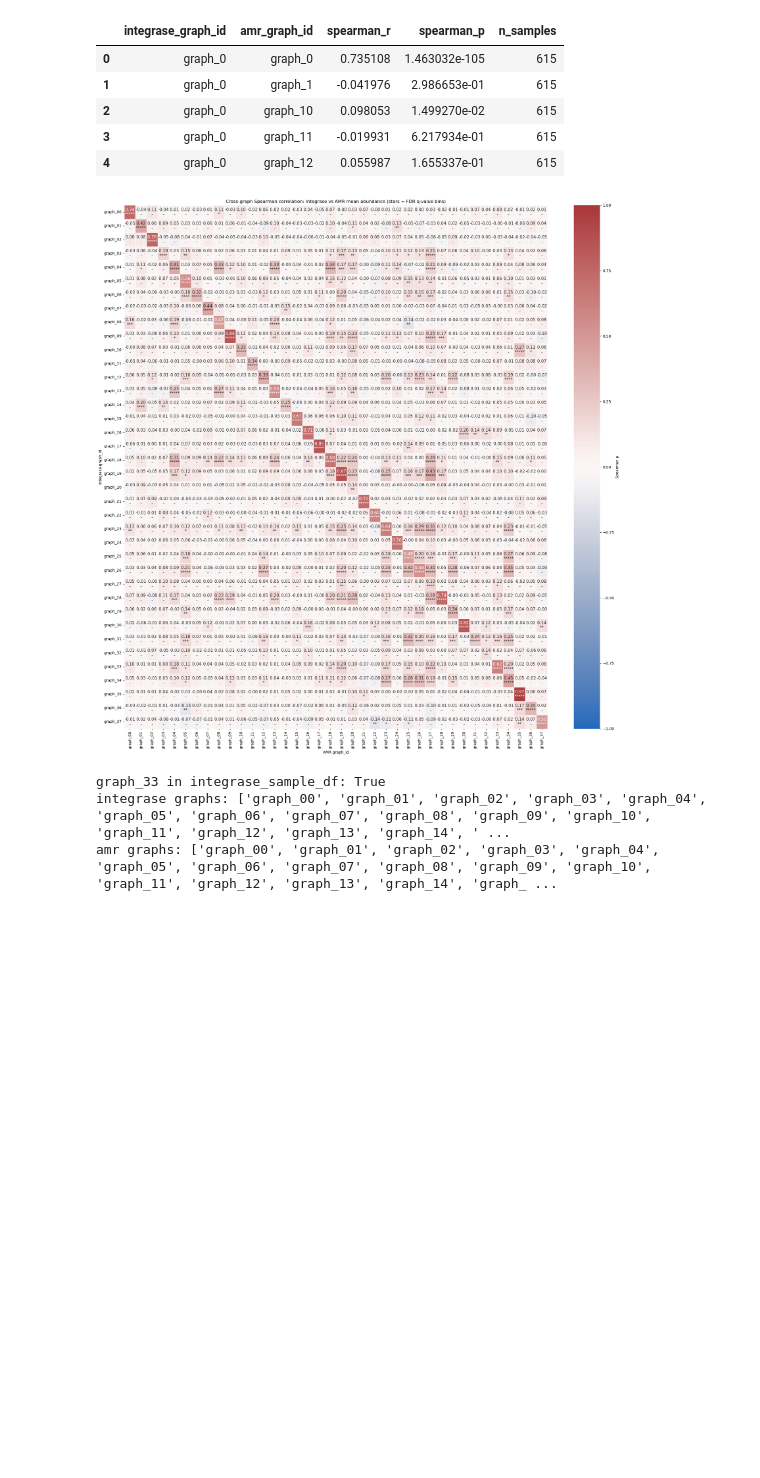
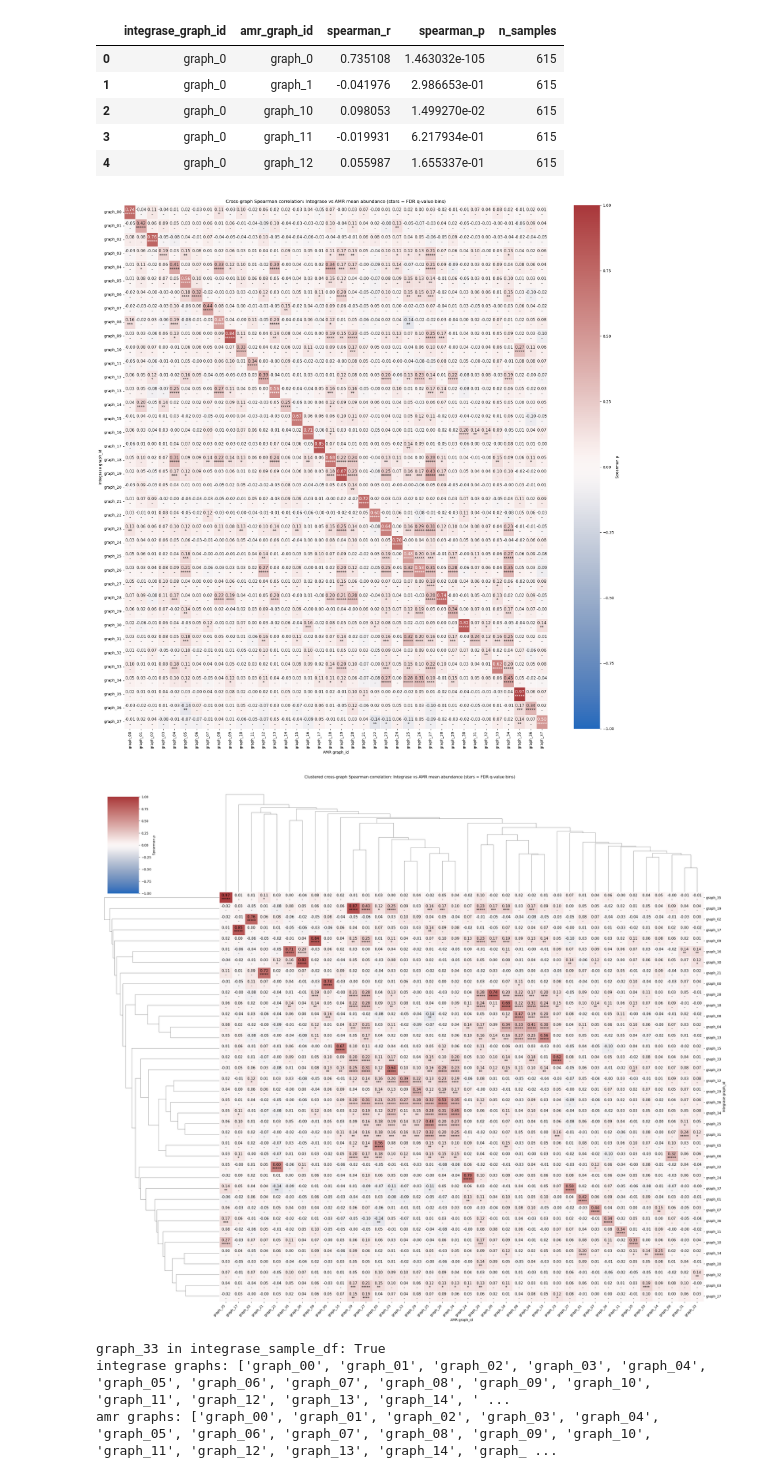
Before and after one commit to IngiumDev/bgc-subgraph-search, a Jupyter notebook: AMR_analysis/analyze_amr_integrase_node_prevalance.ipynb, the cells around one changed output. Drawn from its saved outputs; the diff is of its cells as text; code cells hidden in the pictures; blank space fills up the shorter version.

```diff
--- a/AMR_analysis/analyze_amr_integrase_node_prevalance.ipynb
+++ b/AMR_analysis/analyze_amr_integrase_node_prevalance.ipynb
@@ -1090,36 +1090,95 @@ def make_annot_matrix(rho_mat: pd.DataFrame, p_mat: pd.DataFrame) -> tuple[np.nd
                 annot[i, j] = f"{r:.2f}\n{stars}" if stars else f"{r:.2f}\n-"
 
     return annot, rho
 
 
-# --- plotting (bigger cells) ---
+# --- clustered heatmap with dendrograms + your (rho + stars) annotations ---
+
+# --- 1) WITHOUT clustering (your original heatmap) ---
 annot, rho_sorted = make_annot_matrix(rho_mat, p_mat)
 
 n_rows, n_cols = rho_sorted.shape
-cell_w, cell_h = 0.55, 0.55   # increase these for even bigger cells
+cell_w, cell_h = 0.55, 0.55
 fig_w = max(14, n_cols * cell_w)
 fig_h = max(10, n_rows * cell_h)
 
 plt.figure(figsize=(fig_w, fig_h))
 ax = sns.heatmap(
     rho_sorted.astype(float),
     vmin=-1, vmax=1,
     cmap="vlag",
     annot=annot,
     fmt="",
     annot_kws={"fontsize": 11},
     linewidths=0.7,
     linecolor="white",
     cbar_kws={"label": "Spearman ρ"},
 )
-
 ax.set_xlabel("AMR graph_id")
 ax.set_ylabel("Integrase graph_id")
 ax.set_title("Cross-graph Spearman correlation: Integrase vs AMR mean abundance (stars = FDR q-value bins)")
 plt.tight_layout()
 plt.show()
+
+
+# --- 2) WITH clustering (clustermap + same annotations) ---
+annot, rho_sorted = make_annot_matrix(rho_mat, p_mat)
+rho_float = rho_sorted.astype(float)
+
+nan_mask = ~np.isfinite(rho_float.to_numpy())
+mask_df = pd.DataFrame(nan_mask, index=rho_float.index, columns=rho_float.columns)
+
+# clustermap cannot cluster NaNs; fill for clustering, mask for display
+rho_fill = rho_float.mask(mask_df, 0.0)
+
+n_rows, n_cols = rho_sorted.shape
+cell_w, cell_h = 0.55, 0.55
+fig_w = max(16, n_cols * cell_w + 6)
+fig_h = max(12, n_rows * cell_h + 2)
+
+g = sns.clustermap(
+    rho_fill,
+    vmin=-1, vmax=1,
+    cmap="vlag",
+    linewidths=0.7,
+    linecolor="white",
+    mask=mask_df,
+    figsize=(fig_w, fig_h),
+    method="average",
+    metric="euclidean",
+    cbar_kws={"label": "Spearman ρ"},
+)
+
+g.ax_heatmap.set_xlabel("AMR graph_id")
+g.ax_heatmap.set_ylabel("Integrase graph_id")
+g.fig.suptitle(
+    "Clustered cross-graph Spearman correlation: Integrase vs AMR mean abundance (stars = FDR q-value bins)",
+    y=1.02
+)
+
+# reorder annotations to match clustering
+row_order = g.dendrogram_row.reordered_ind
+col_order = g.dendrogram_col.reordered_ind
+annot_re = annot[np.ix_(row_order, col_order)]
+mask_re = nan_mask[np.ix_(row_order, col_order)]
+
+# draw annotations manually
+ax = g.ax_heatmap
+for i in range(annot_re.shape[0]):
+    for j in range(annot_re.shape[1]):
+        if mask_re[i, j]:
+            continue
+        txt = annot_re[i, j]
+        if txt:
+            ax.text(j + 0.5, i + 0.5, txt, ha="center", va="center", fontsize=11)
+
+ax.set_xticklabels(ax.get_xticklabels(), rotation=45, ha="right")
+ax.set_yticklabels(ax.get_yticklabels(), rotation=0)
+
+plt.show()
 # %% [output]
 [figure]
+[figure, added]
 # %%
 print("graph_33 in integrase_sample_df:", (integrase_sample_df["graph_id"].astype(str) == "graph_33").any() or
       (integrase_sample_df["graph_id"].astype(str) == "graph_33").any())
```
Also changed, not shown: parts of 2 cells of this notebook.
